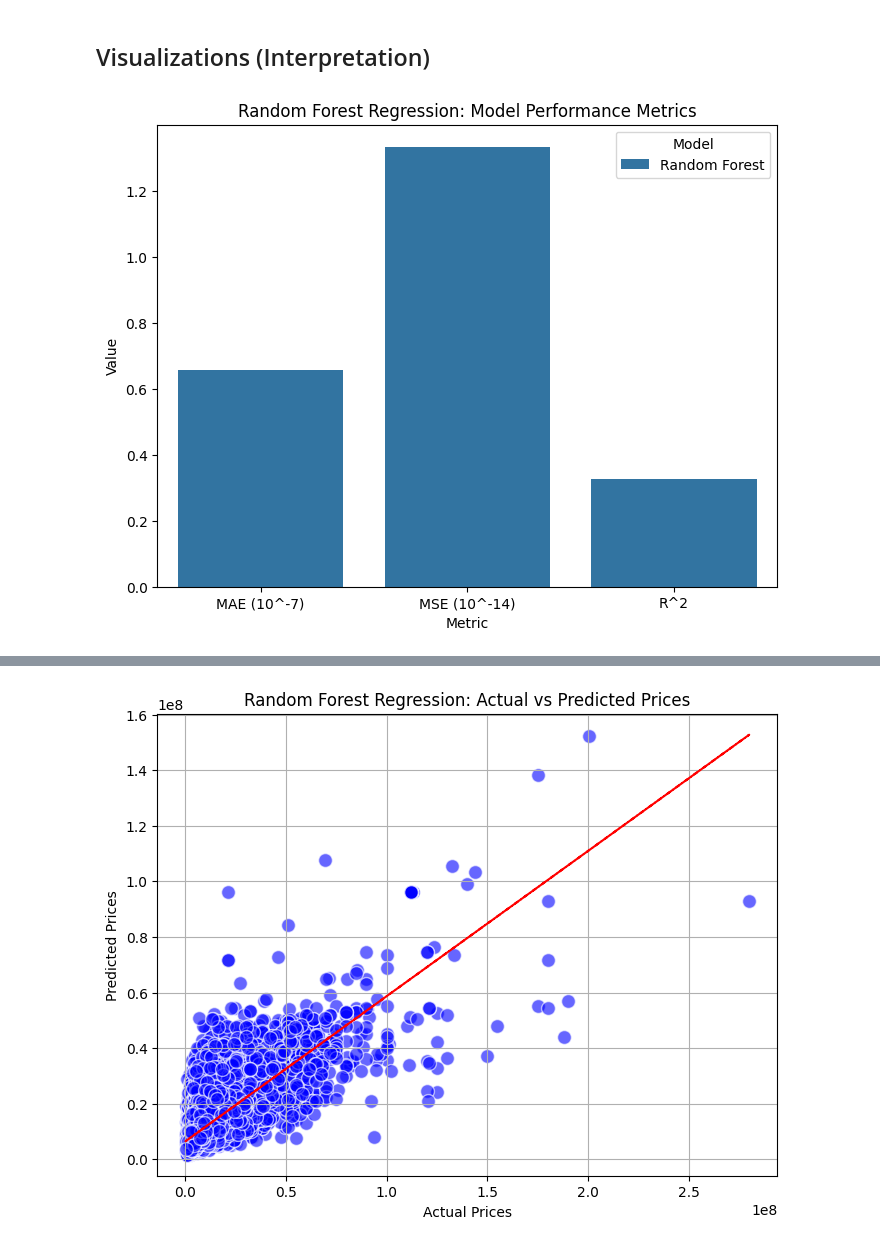
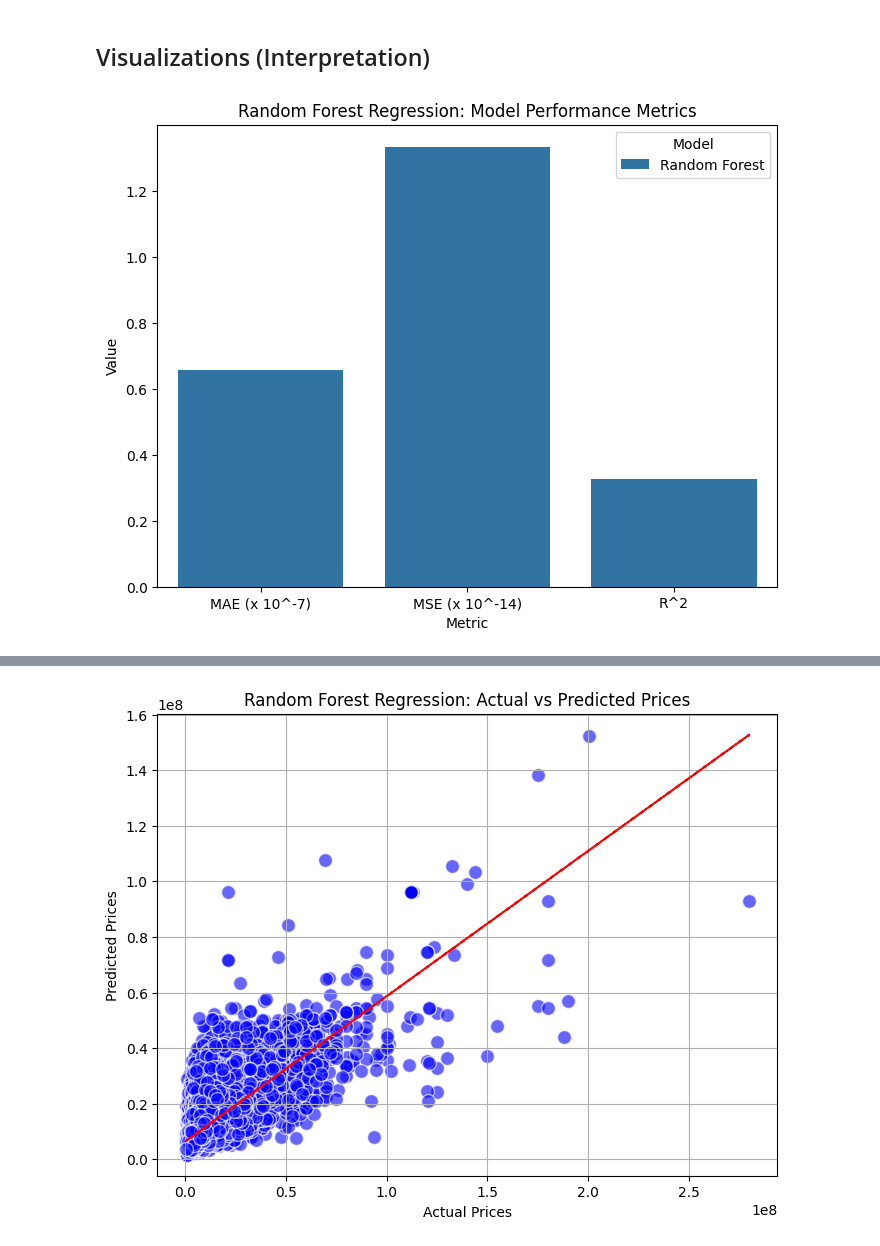
Before and after one commit to bryanchen24/Egyptian-Real-Estate-Pricing-Prediction, a Jupyter notebook: realestate_model.ipynb, the cells around one changed output, grey strips where cells are left out. Cells and saved outputs as stored; diff of their text form; code cells hidden in the pictures.

```diff
--- a/realestate_model.ipynb
+++ b/realestate_model.ipynb
@@ -645,20 +645,20 @@ print(df_model[df_model.index.isin(i)])
 # %%
 # Model performance metrics (bar plot)
 # Compare the performance metrics and plot them
 metrics_data = {
     'Model': ['Random Forest', 'Random Forest', 'Random Forest'],
-    'Metric': ['MAE (10^-7)', 'MSE (10^-14)', 'R^2'],
+    'Metric': ['MAE (x 10^-7)', 'MSE (x 10^-14)', 'R^2'],
     'Value': [mean_absolute_error(y_test, lin_reg.predict(X_test))/10000000,
               mean_squared_error(y_test, lin_reg.predict(X_test))/100000000000000,
               r2_score(y_test, lin_reg.predict(X_test))]
 }
 
 df = pd.DataFrame(metrics_data)
 
 # Bar Plot
 plt.figure(figsize=(8, 6))
 sns.barplot(x='Metric', y='Value', hue='Model', data=df)
 plt.title('Random Forest Regression: Model Performance Metrics')
 plt.show()
 # %% [output]
-[figure, old version]
+[figure, new version]
```
Also changed, not shown: parts of 1 cell of this notebook.
